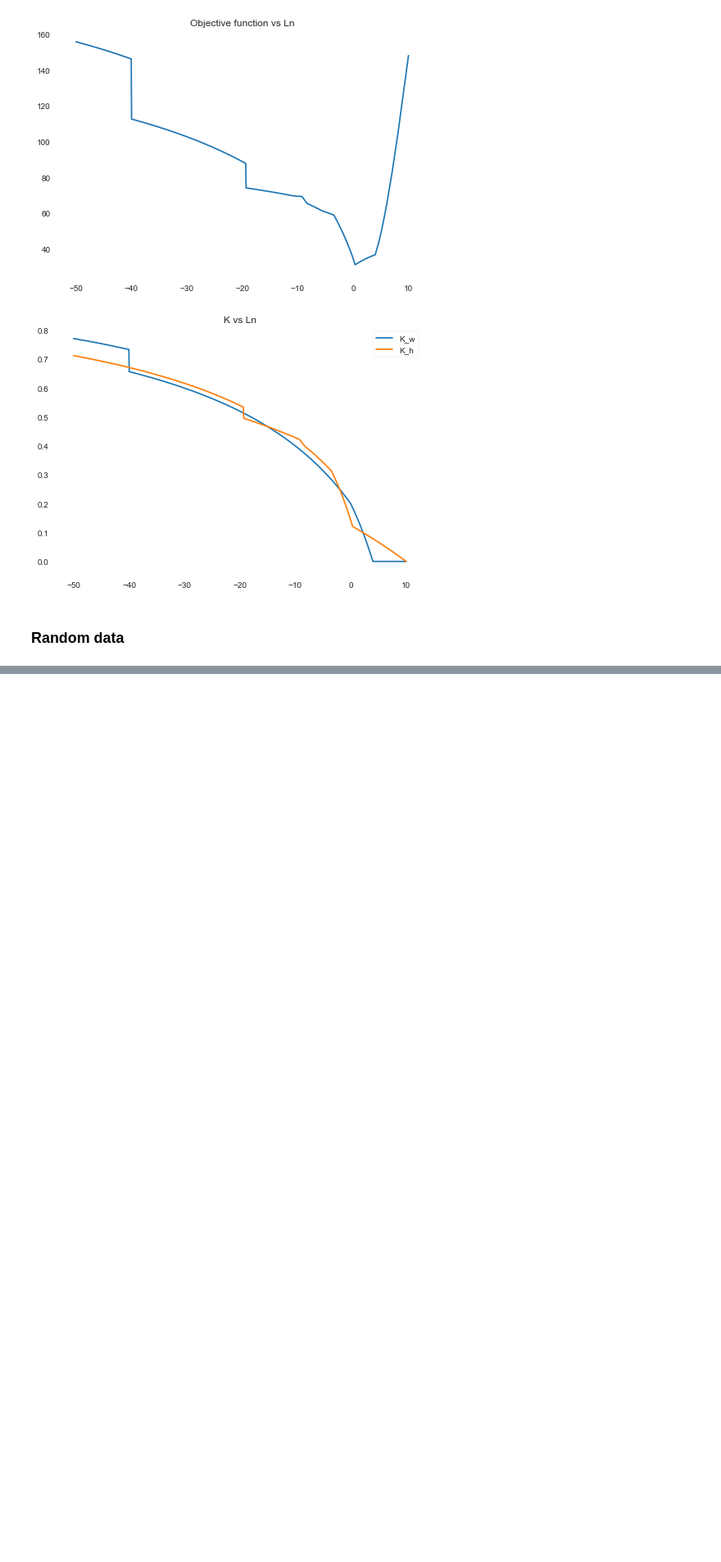
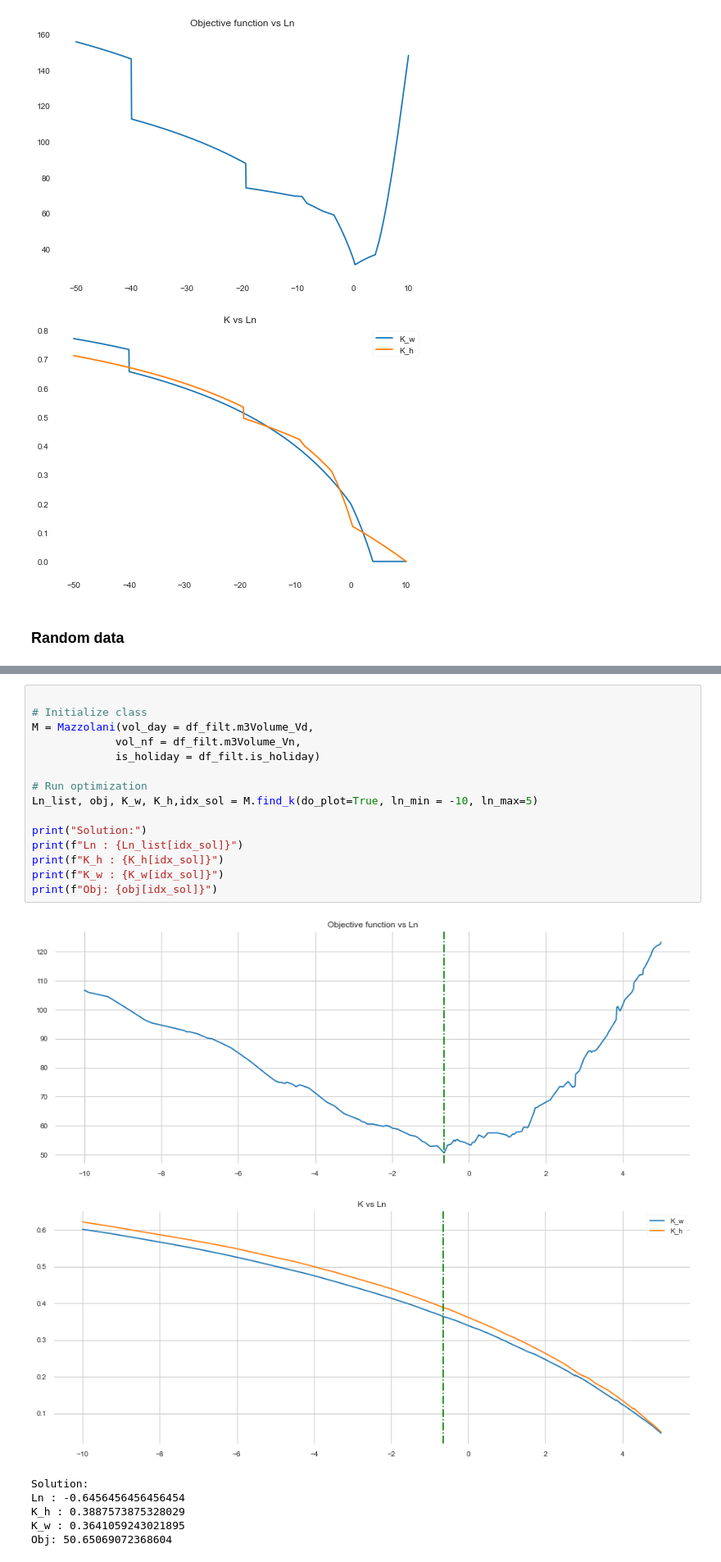
Before and after one commit to StorWater/StorWater_POC, a Jupyter notebook: notebooks/07-jsg-Mazzolani.ipynb, the cells around one changed output, grey strips where cells are left out. Shown at 82% size. Cells and saved outputs as stored; diff of their text form; blank space fills up the shorter version.

```diff
--- a/notebooks/07-jsg-Mazzolani.ipynb
+++ b/notebooks/07-jsg-Mazzolani.ipynb
@@ -407,0 +451,23 @@ Obj: 601.1553539707486
+# %%
+
+# Initialize class
+M = Mazzolani(vol_day = df_filt.m3Volume_Vd,
+             vol_nf = df_filt.m3Volume_Vn,
+             is_holiday = df_filt.is_holiday)
+
+# Run optimization
+Ln_list, obj, K_w, K_h,idx_sol = M.find_k(do_plot=True, ln_min = -10, ln_max=5)
+
+print("Solution:")
+print(f"Ln : {Ln_list[idx_sol]}")
+print(f"K_h : {K_h[idx_sol]}")
+print(f"K_w : {K_w[idx_sol]}")
+print(f"Obj: {obj[idx_sol]}")
+# %% [output]
+[figure, added]
+[figure, added]
+Solution:
+Ln : -0.6456456456456454
+K_h : 0.3887573875328029
+K_w : 0.3641059243021895
+Obj: 50.65069072368604
```
Also changed, not shown: parts of 5 cells of this notebook, 2 other files.
